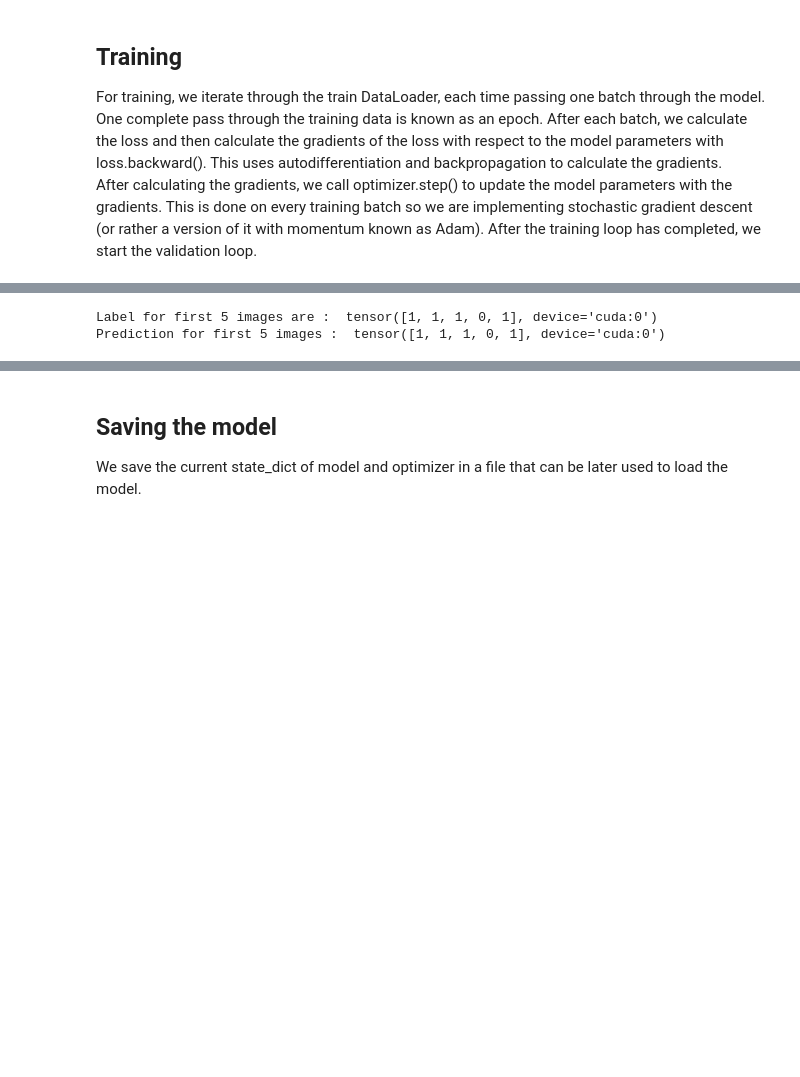
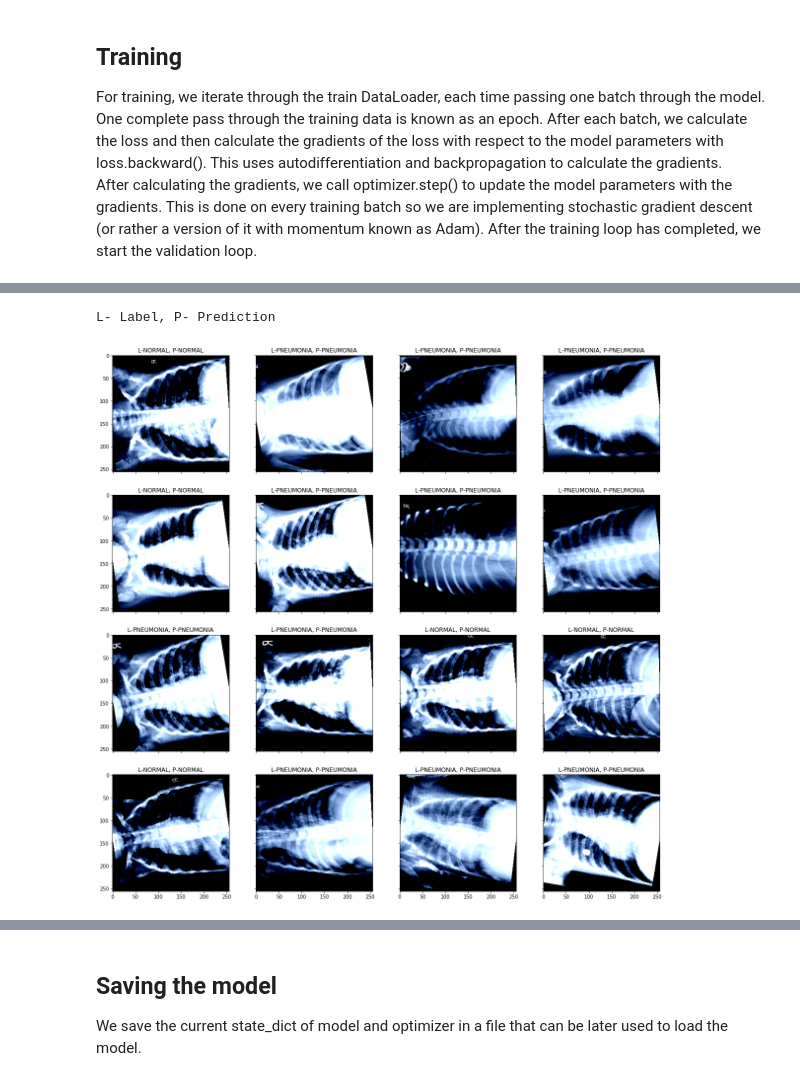
Before and after one commit to imasy36/Machine-Learning-with-python, a Jupyter notebook: Pneumonia_Detection_densenet/pneumonia-detection-densenet.ipynb, the cells around one changed output, grey strips where cells are left out. Saved outputs shown, nothing was run; the diff lists cells and outputs as text; code cells hidden in the pictures; blank space fills up the shorter version.

```diff
--- a/Pneumonia_Detection_densenet/pneumonia-detection-densenet.ipynb
+++ b/Pneumonia_Detection_densenet/pneumonia-detection-densenet.ipynb
@@ -313,14 +315,21 @@ plt.show()
-# %%
-# Hand testing
-images, label = next(iter(train_loader))
-if gpu:
-    images, label = images.cuda(), label.cuda()
-output = torch.nn.functional.log_softmax(model(images),dim=1).max(1)[1]
-print("Label for first 5 images are : ",label[:5])
-print("Prediction for first 5 images : ",output[:5])
-# %% [output]
-Label for first 5 images are :  tensor([1, 1, 1, 0, 1], device='cuda:0')
-Prediction for first 5 images :  tensor([1, 1, 1, 0, 1], device='cuda:0')
+# %%
+# Hand testing
+if gpu:
+    model = model.to(torch.device('cpu'))
+images, label = next(iter(train_loader))
+output = model(images).max(1)[1]
+fig, axs = plt.subplots(4,4, sharex=True, sharey=True, figsize=((20, 20)))
+img_index=0
+print("L- Label, P- Prediction")
+for x in range(4):
+    for y in range(4):
+        axs[x][y].imshow(images[img_index].numpy().transpose())
+        axs[x][y].title.set_text("L-{}, P-{}".format(categories[label[img_index]], categories[output[img_index]]))
+        img_index+=1
+plt.show()
+# %% [output]
+L- Label, P- Prediction
+[figure, added]
 # %%
 #Testing
 model.eval()
```
Also changed, not shown: parts of 9 cells of this notebook.
